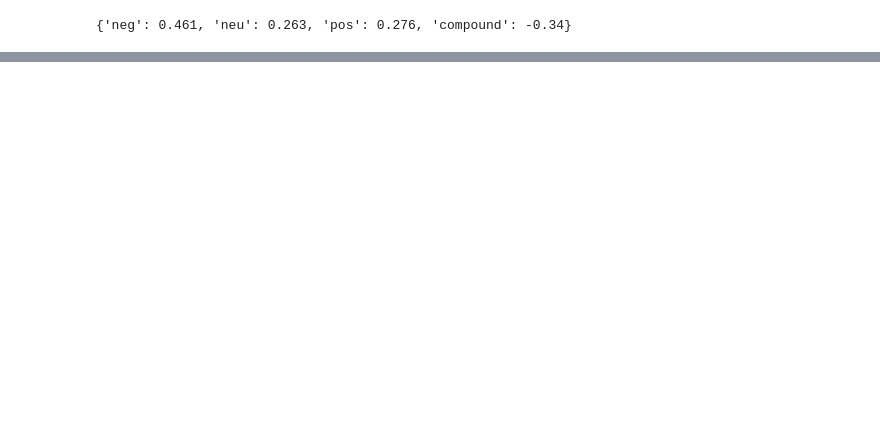
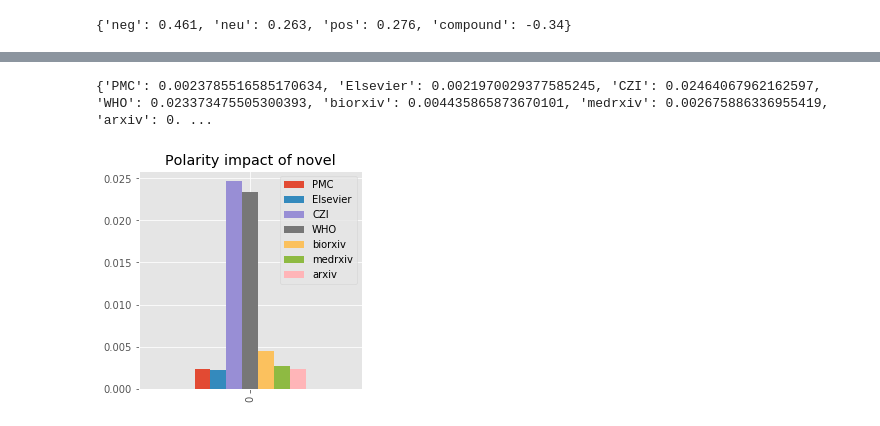
Before and after one commit to freecraver/cord-19-analysis, a Jupyter notebook: clustering/sentiment_impact.ipynb, the cells around one changed output, grey strips where cells are left out. Cells and saved outputs as stored; diff of their text form; code cells hidden in the pictures; blank space fills up the shorter version.

```diff
--- a/clustering/sentiment_impact.ipynb
+++ b/clustering/sentiment_impact.ipynb
@@ -65,0 +188,10 @@ sid.polarity_scores("Well, this is bad")
+# %%
+def show_term_impact(term):
+    source_map = {source:source_term_maps[source].get(term,0) for source in sources}
+    print(source_map)
+    pd.DataFrame(source_map, index=[0]).plot(kind='bar', title=f'Polarity impact of {term}', figsize=(4,4))
+# %%
+show_term_impact('novel')
+# %% [output]
+{'PMC': 0.0023785516585170634, 'Elsevier': 0.0021970029377585245, 'CZI': 0.02464067962162597, 'WHO': 0.023373475505300393, 'biorxiv': 0.004435865873670101, 'medrxiv': 0.002675886336955419, 'arxiv': 0. ...
+[figure, added]
```
Also changed, not shown: parts of 19 cells of this notebook.
